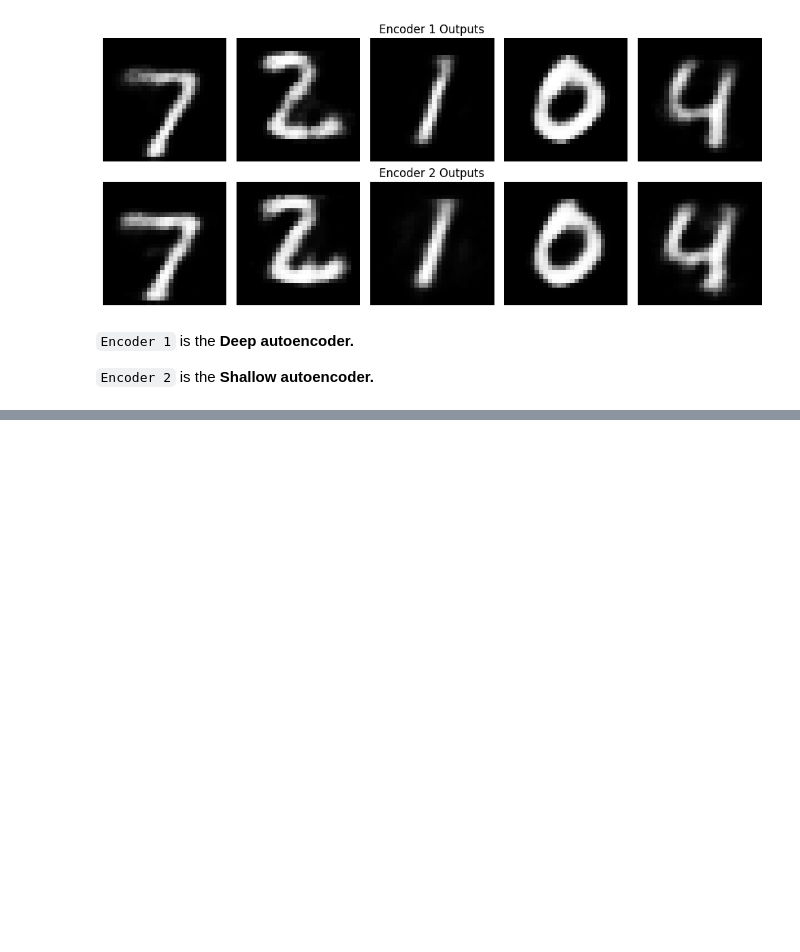
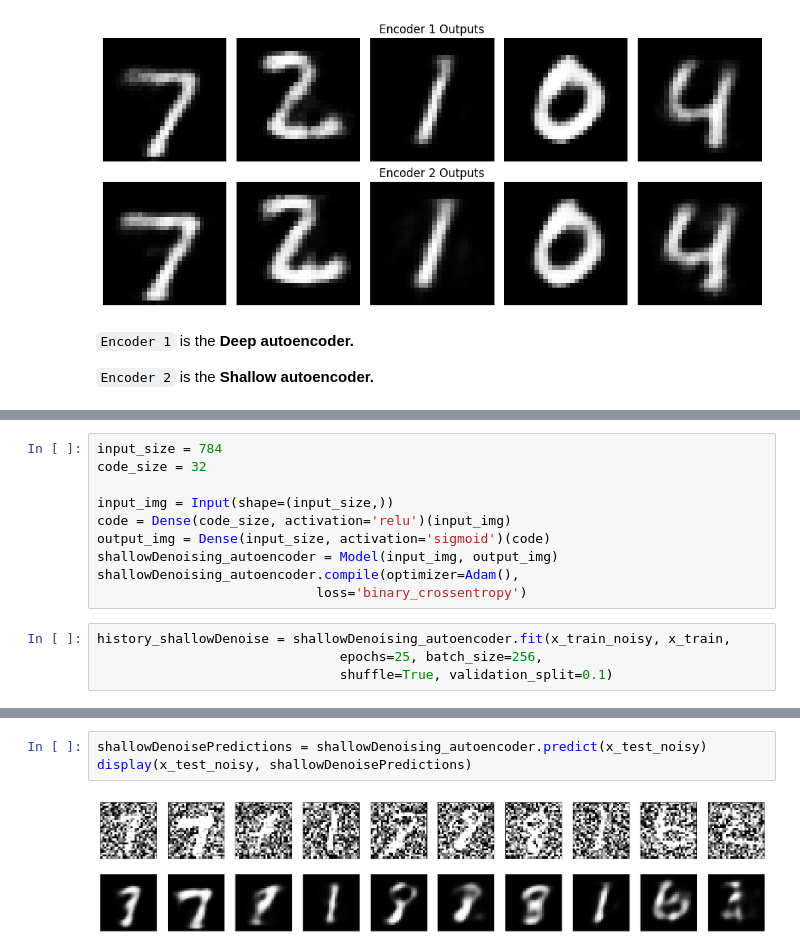
Before and after one commit to LewGoesB00M/CMP6228, a Jupyter notebook: Labs/Local/Lab 9/Autoencoders.ipynb, the cells around one changed output, grey strips where cells are left out. Drawn from its saved outputs; the diff is of its cells as text; blank space fills up the shorter version.

```diff
--- a/Labs/Local/Lab 9/Autoencoders.ipynb
+++ b/Labs/Local/Lab 9/Autoencoders.ipynb
@@ -241,0 +327,14 @@ compare_autoencoder_outputs(deep_autoencoder, shallow_autoencoder)
+# %%
+input_size = 784
+code_size = 32
+
+input_img = Input(shape=(input_size,))
+code = Dense(code_size, activation='relu')(input_img)
+output_img = Dense(input_size, activation='sigmoid')(code)
+shallowDenoising_autoencoder = Model(input_img, output_img)
+shallowDenoising_autoencoder.compile(optimizer=Adam(),
+                            loss='binary_crossentropy')
+# %%
+history_shallowDenoise = shallowDenoising_autoencoder.fit(x_train_noisy, x_train,
+                               epochs=25, batch_size=256,
+                               shuffle=True, validation_split=0.1)
@@ -241,0 +359,5 @@ compare_autoencoder_outputs(deep_autoencoder, shallow_autoencoder)
+# %%
+shallowDenoisePredictions = shallowDenoising_autoencoder.predict(x_test_noisy)
+display(x_test_noisy, shallowDenoisePredictions)
+# %% [output]
+[figure, added]
```
Also changed, not shown: parts of 14 cells of this notebook.
